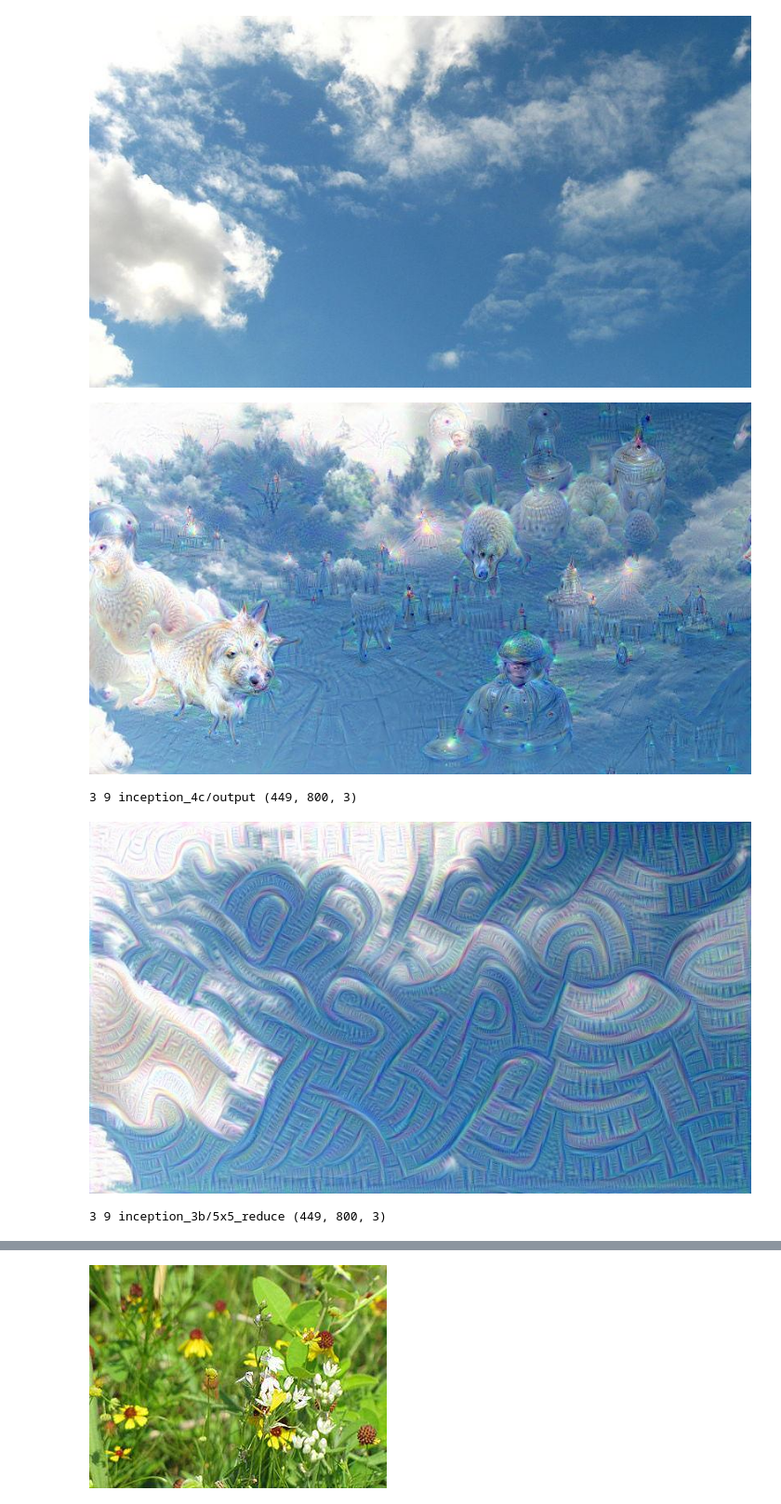
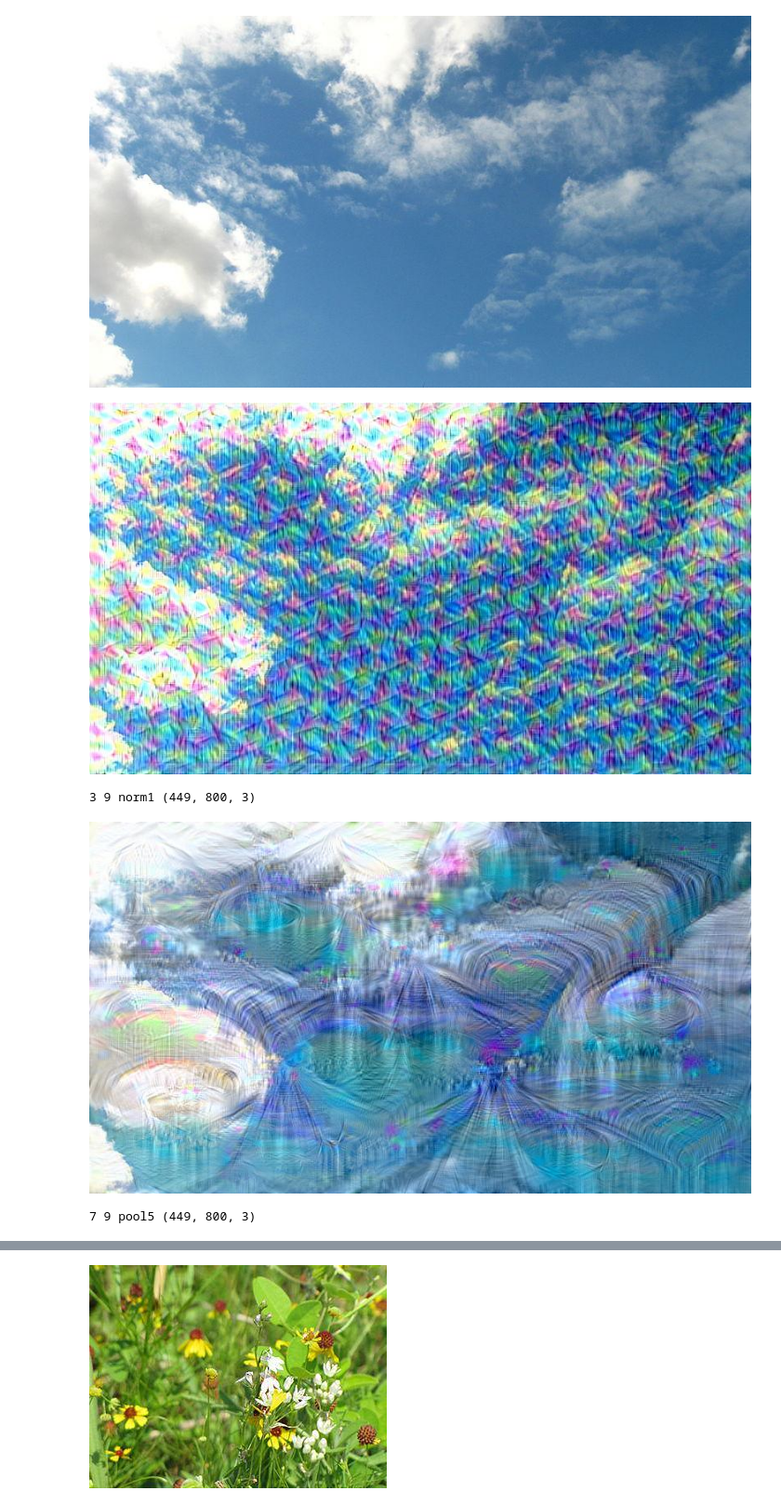
Before and after one commit to cyoukou7/mlwork_caffe, a Jupyter notebook: Caffe-tutorial.ipynb, the cells around one changed output, grey strips where cells are left out. Shown at 93% size. Saved outputs shown, nothing was run; the diff lists cells and outputs as text; code cells hidden in the pictures.

Commit message:
MIT-Model

```diff
--- a/Caffe-tutorial.ipynb
+++ b/Caffe-tutorial.ipynb
@@ -22,9 +22,9 @@ def showarray(a, fmt='jpeg'):
     PIL.Image.fromarray(a).save(f, fmt)
     display(Image(data=f.getvalue()))
 # %%
-model_path = 'models/bvlc_googlenet/' # substitute your path here
-net_fn   = model_path + 'deploy.prototxt'
-param_fn = model_path + 'bvlc_googlenet.caffemodel'
+model_path = 'models/MIT/' # substitute your path here
+net_fn   = model_path + 'places205CNN_deploy_upgraded.prototxt'
+param_fn = model_path + 'places205CNN_iter_300000_upgraded.caffemodel'
 
 # Patching model to be able to compute gradients.
 # Note that you can also manually add "force_backward: true" line to "deploy.prototxt".
@@ -46,7 +46,7 @@ def deprocess(net, img):
 def objective_L2(dst):
     dst.diff[:] = dst.data
 
-def make_step(net, step_size=1.5, end='inception_4c/output',
+def make_step(net, step_size=1.5, end='prob',
               jitter=32, clip=True, objective=objective_L2):
     '''Basic gradient ascent step.'''
 
@@ -70,7 +70,7 @@ def make_step(net, step_size=1.5, end='inception_4c/output',
         src.data[:] = np.clip(src.data, -bias, 255-bias)
 # %%
 def deepdream(net, base_img, iter_n=10, octave_n=4, octave_scale=1.4,
-              end='inception_4c/output', clip=True, **step_params):
+              end='norm1', clip=True, **step_params):
     # prepare base images for all octaves
     octaves = [preprocess(net, base_img)]
     for i in range(octave_n-1):
@@ -110,13 +110,13 @@ showarray(img)
 # %%
 _=deepdream(net, img)
 # %% [output]
-[figure, old version]
+[figure, new version]
-3 9 inception_4c/output (449, 800, 3)
+3 9 norm1 (449, 800, 3)
 # %%
-_=deepdream(net, img, end='inception_3b/5x5_reduce')
+_=deepdream(net, img, end='pool5')
 # %% [output]
-[figure, old version]
+[figure, new version]
-3 9 inception_3b/5x5_reduce (449, 800, 3)
+7 9 pool5 (449, 800, 3)
 # %%
 net.blobs.keys()
 # %% [output]
```
Also changed, not shown: parts of 6 cells of this notebook.
